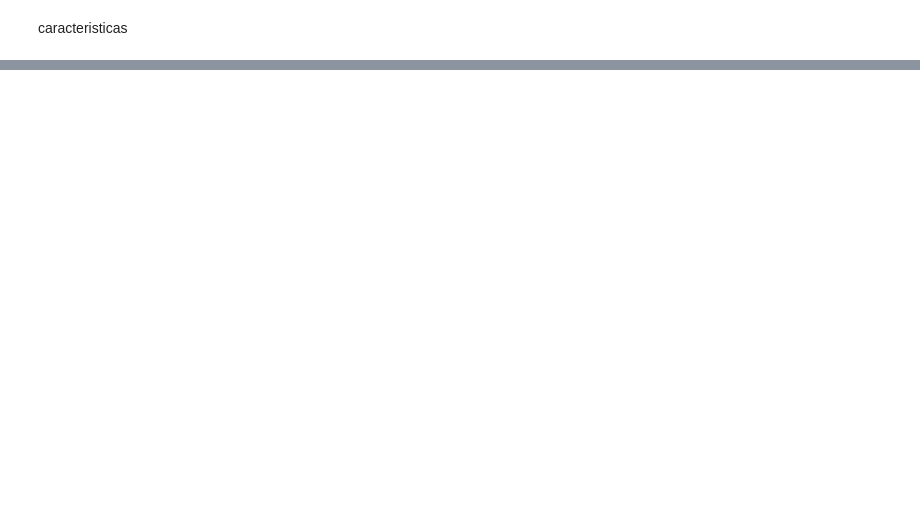
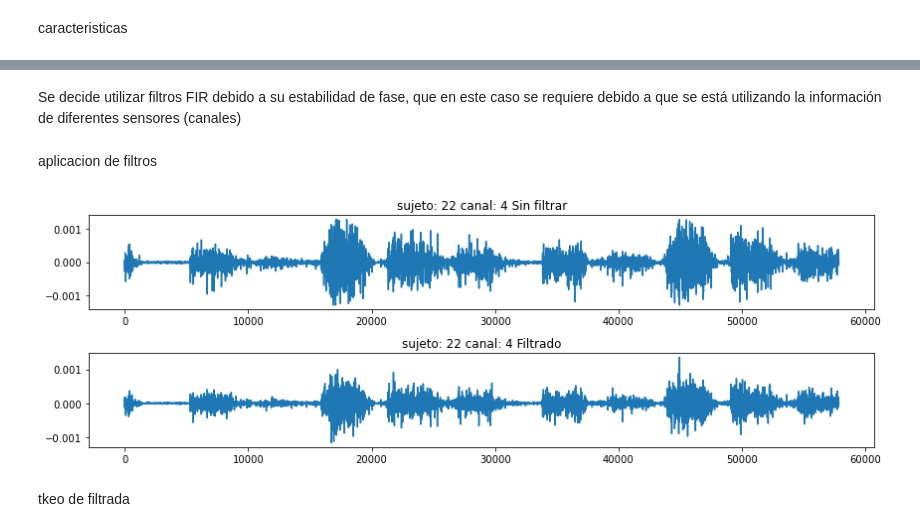
Before and after one commit to MateoOyuelaR19/LAB-BIOSE-ALES, a Jupyter notebook: Proyecto/Seguimiento_1_y_4/seguimiento_4.ipynb, the cells around one changed output, grey strips where cells are left out. Cells and saved outputs as stored; diff of their text form; code cells hidden in the pictures; blank space fills up the shorter version.

```diff
--- a/Proyecto/Seguimiento_1_y_4/seguimiento_4.ipynb
+++ b/Proyecto/Seguimiento_1_y_4/seguimiento_4.ipynb
@@ -112,0 +109,17 @@ mov1[6].shape
+# %%
+#calculo de caracteristicas promediadas por canales para cada sujeto (y movimiento)
+#se ignora mov0 porque es un movimiento sin definir? -> revisar descripcion dataset
+caracs1=[]
+caracs2=[]
+caracs3=[]
+caracs4=[]
+caracs5=[]
+caracs6=[]
+for i in range(len(mov1)):
+    caracs1.append(np.mean(caracteristicas(mov1[i]),axis=0))
+    caracs2.append(np.mean(caracteristicas(mov2[i]),axis=0))
+    caracs3.append(np.mean(caracteristicas(mov3[i]),axis=0))
+    caracs4.append(np.mean(caracteristicas(mov4[i]),axis=0))
+    caracs5.append(np.mean(caracteristicas(mov5[i]),axis=0))
+    caracs6.append(np.mean(caracteristicas(mov6[i]),axis=0))
+#orden : [xrms,xvar,xmav,xmavs,xssc,xwl,xzc] (columnas)
@@ -112,0 +137,36 @@ mov1[6].shape
+# %%
+#coeficientes de los filtros
+import scipy.signal as signal
+fs=200 #freq muestreo myo thalmic
+b_high = signal.firwin(20+1, 10/(fs/2), pass_zero='highpass') #orden 20
+b_notch= signal.firwin(30+1, (55/(fs/2),65/(fs/2)), pass_zero='bandstop') #orden 30
+# %% [markdown]
+Se decide utilizar filtros FIR debido a su estabilidad de fase, que en este caso se requiere debido a que se está utilizando la información de diferentes sensores (canales)
+# %% [markdown]
+aplicacion de filtros
+# %%
+#pasa altas
+serie2_high=[]
+for i in serie2:
+    serie2_high.append(np.apply_along_axis(lambda y: signal.filtfilt(b=b_high,a=1,x=y),axis=0,arr=i))
+# %%
+#notch
+serie2_filt=[]
+for i in serie2_high:
+    serie2_filt.append(np.apply_along_axis(lambda y: signal.filtfilt(b=b_notch,a=1,x=y),axis=0,arr=i))
+# %%
+#visualización de señal filtrada y sin filtrar
+sujeto=22
+canal=4
+plt.figure(figsize=(12,4))
+plt.subplot(211)
+plt.plot(serie2[sujeto-1][:,canal])
+plt.title(f'sujeto: {sujeto} canal: {canal} Sin filtrar')
+plt.subplot(212)
+plt.plot(serie2_filt[sujeto-1][:,canal])
+plt.title(f'sujeto: {sujeto} canal: {canal} Filtrado')
+plt.tight_layout()
+# %% [output]
+[figure, added]
+# %% [markdown]
+tkeo de filtrada
```
Also changed, not shown: parts of 22 cells of this notebook.
